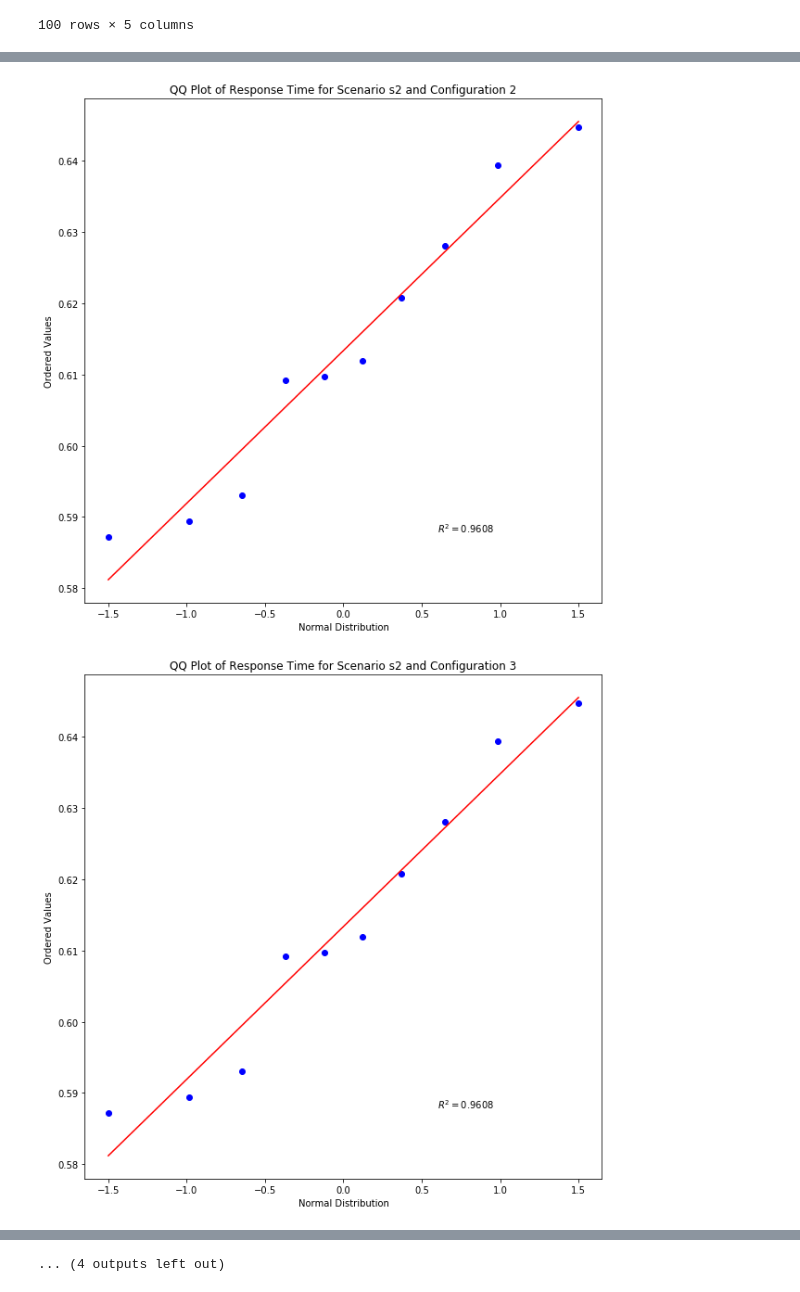
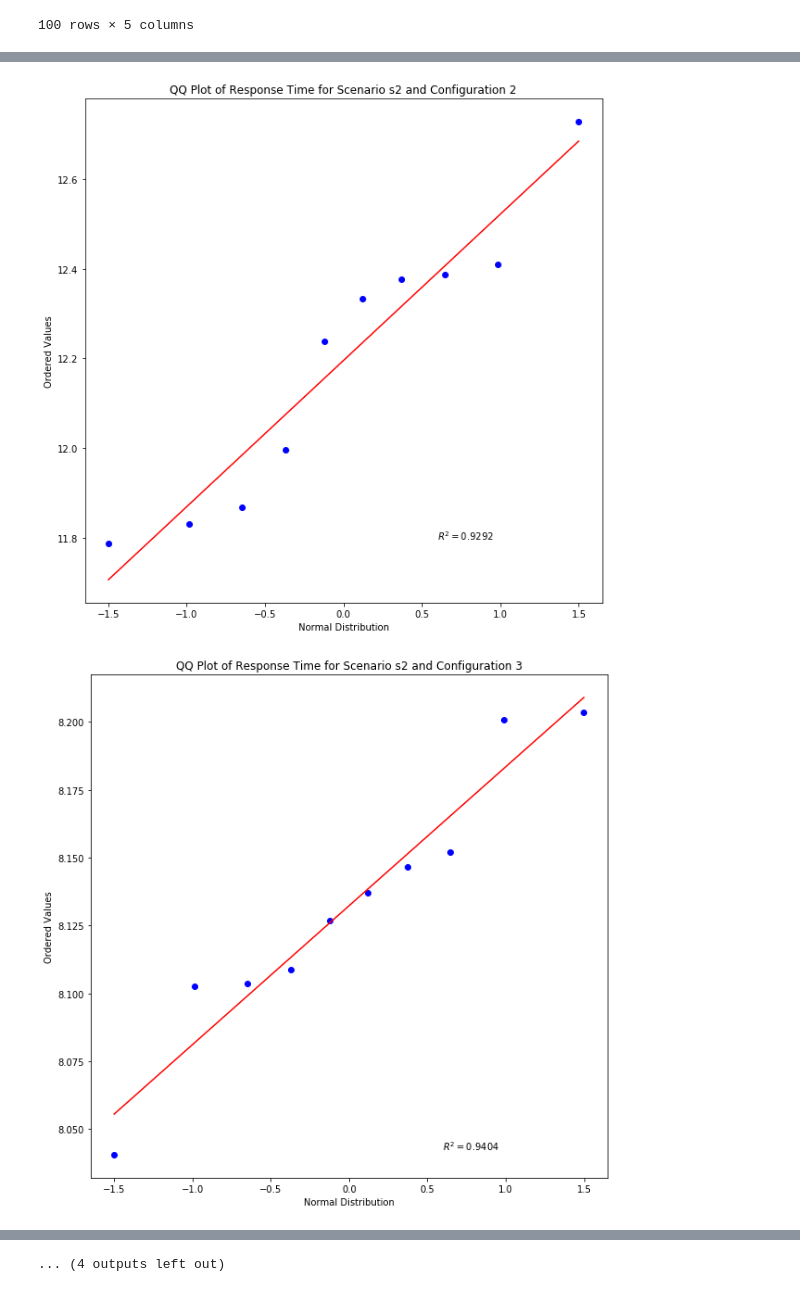
Before and after one commit to nferrante1/pecsn_project, a Jupyter notebook: Jupyter/Confidence Interval Analysis.ipynb, the cells around one changed output, grey strips where cells are left out. Drawn from its saved outputs; the diff is of its cells as text; code cells hidden in the pictures.

```diff
--- a/Jupyter/Confidence Interval Analysis.ipynb
+++ b/Jupyter/Confidence Interval Analysis.ipynb
@@ -322,7 +322,7 @@ dfResponseTime.head(100)
 100 rows × 5 columns
 # %%
 #Set here number of clients
-numClients=29
+numClients=49
 
 for scenario in scenarios:
 
@@ -332,7 +332,7 @@ for scenario in scenarios:
         plt.figure(figsize=(10,10))
 
         repResponsetime=dfResponseTime.loc[(dfThroughput['scenario']==scenario)& (dfResponseTime['config']==conf)&(dfResponseTime['clients']==numClients)]['responseTime']
-        qqPlot = stats.probplot(list(repThroughput), dist='norm',plot=plt,rvalue=True)
+        qqPlot = stats.probplot(list(repResponsetime), dist='norm',plot=plt,rvalue=True)
         plt.title("QQ Plot of Response Time for Scenario "+scenario+" and Configuration "+str(index+1))
         plt.xlabel("Normal Distribution")
 # %% [output]
@@ -344,2 +344,2 @@ for scenario in scenarios:
-[figure, old version]
+[figure, new version]
-[figure, old version]
+[figure, new version]
```
Also changed, not shown: parts of 1 cell of this notebook.
